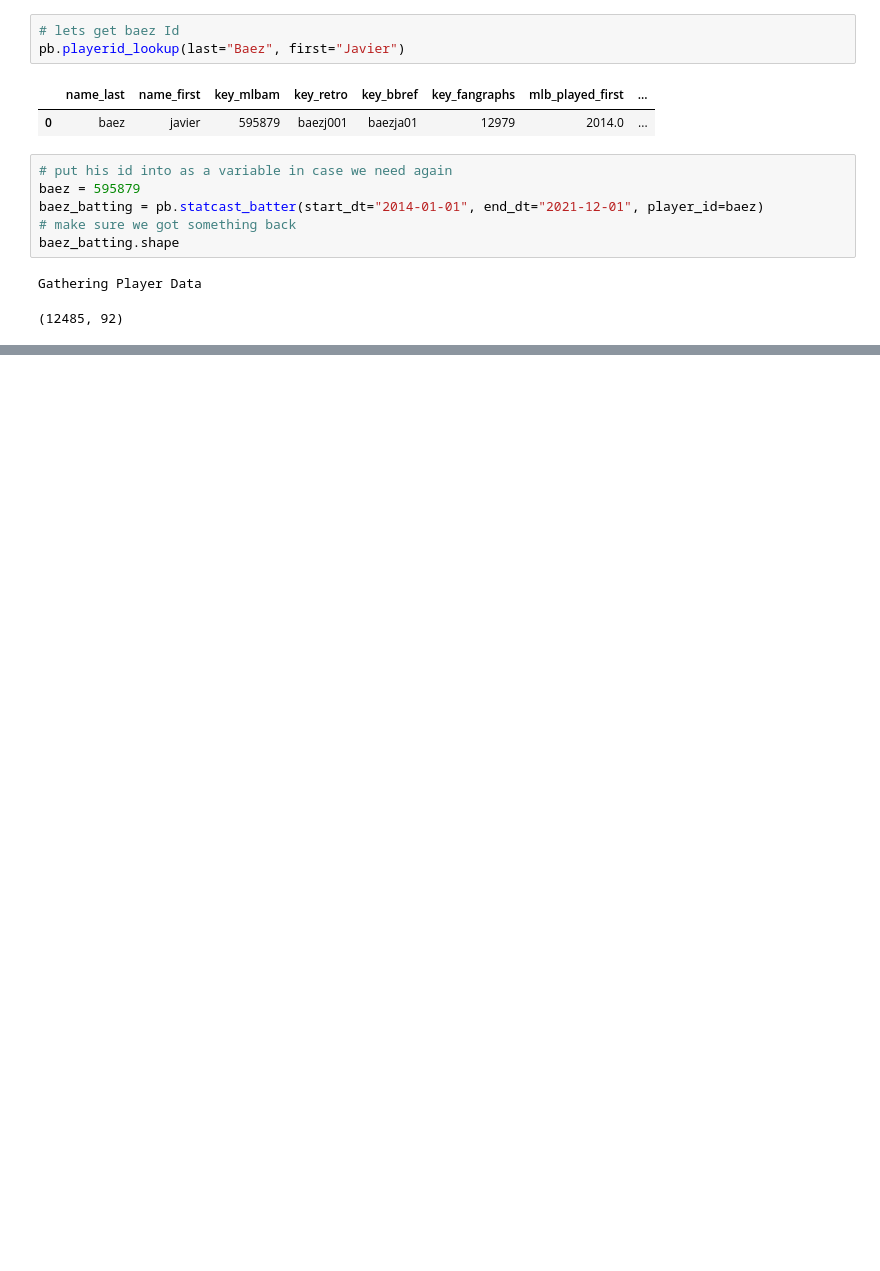
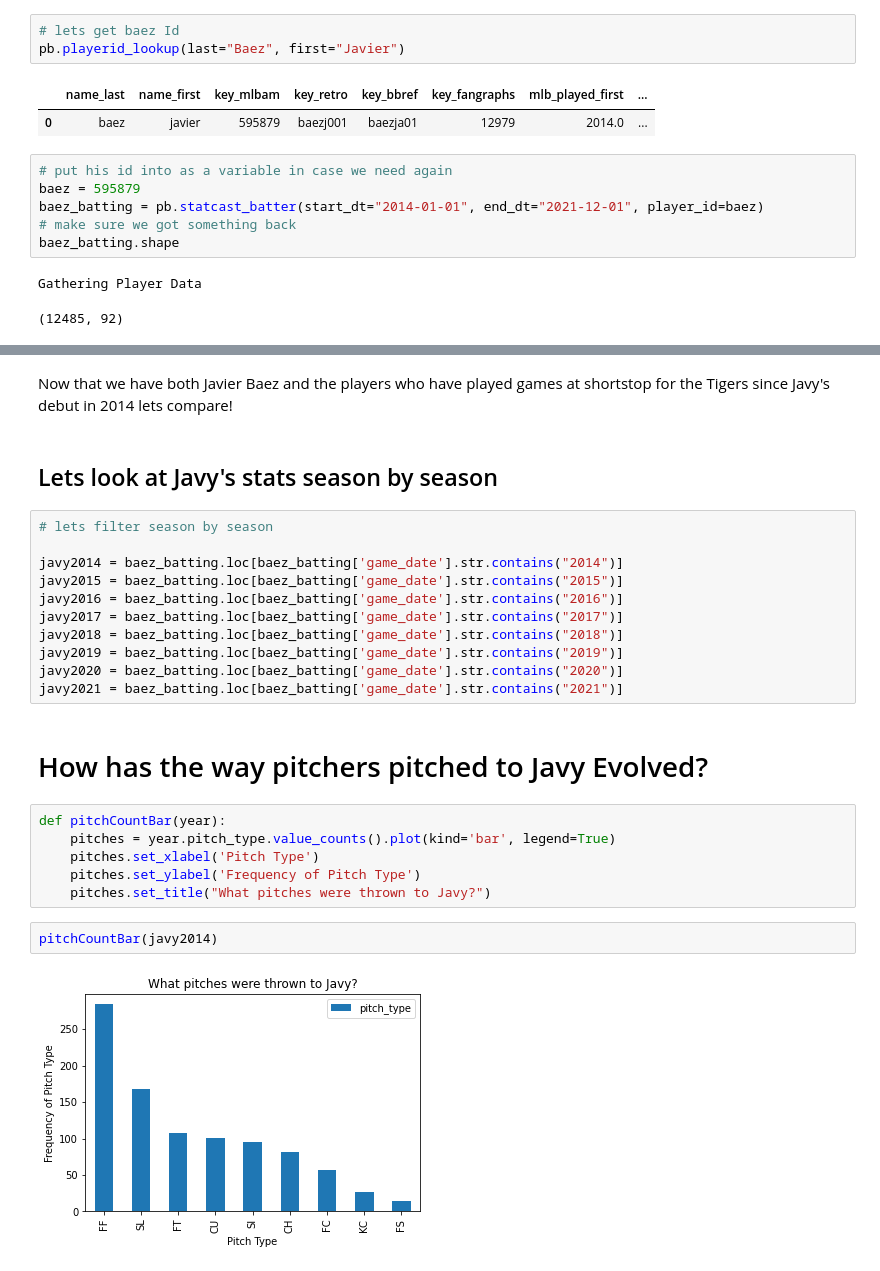
Before and after one commit to jacobt35/pythonBaseballFun, a Jupyter notebook: BaseballFun/Tigers/tigers_shortstops.ipynb, the cells around one changed output, grey strips where cells are left out. Saved outputs shown, nothing was run; the diff lists cells and outputs as text; blank space fills up the shorter version.

Commit message:
More in depth data of tigers SS

```diff
--- a/BaseballFun/Tigers/tigers_shortstops.ipynb
+++ b/BaseballFun/Tigers/tigers_shortstops.ipynb
@@ -38,0 +35,27 @@ AttributeError: module 'pybaseball' has no attribute 'statcast_outs_above_averag
+# %% [markdown]
+<p> Now that we have both Javier Baez and the players who have played games at shortstop for the Tigers since Javy's debut in 2014 lets compare!
+# %% [markdown]
+## Lets look at Javy's stats season by season
+# %%
+# lets filter season by season
+
+javy2014 = baez_batting.loc[baez_batting['game_date'].str.contains("2014")]
+javy2015 = baez_batting.loc[baez_batting['game_date'].str.contains("2015")]
+javy2016 = baez_batting.loc[baez_batting['game_date'].str.contains("2016")]
+javy2017 = baez_batting.loc[baez_batting['game_date'].str.contains("2017")]
+javy2018 = baez_batting.loc[baez_batting['game_date'].str.contains("2018")]
+javy2019 = baez_batting.loc[baez_batting['game_date'].str.contains("2019")]
+javy2020 = baez_batting.loc[baez_batting['game_date'].str.contains("2020")]
+javy2021 = baez_batting.loc[baez_batting['game_date'].str.contains("2021")]
+# %% [markdown]
+# How has the way pitchers pitched to Javy Evolved?
+# %%
+def pitchCountBar(year):
+    pitches = year.pitch_type.value_counts().plot(kind='bar', legend=True)
+    pitches.set_xlabel('Pitch Type')
+    pitches.set_ylabel('Frequency of Pitch Type')
+    pitches.set_title("What pitches were thrown to Javy?")
+# %%
+pitchCountBar(javy2014)
+# %% [output]
+[figure, added]
```
Also changed, not shown: parts of 24 cells of this notebook.
